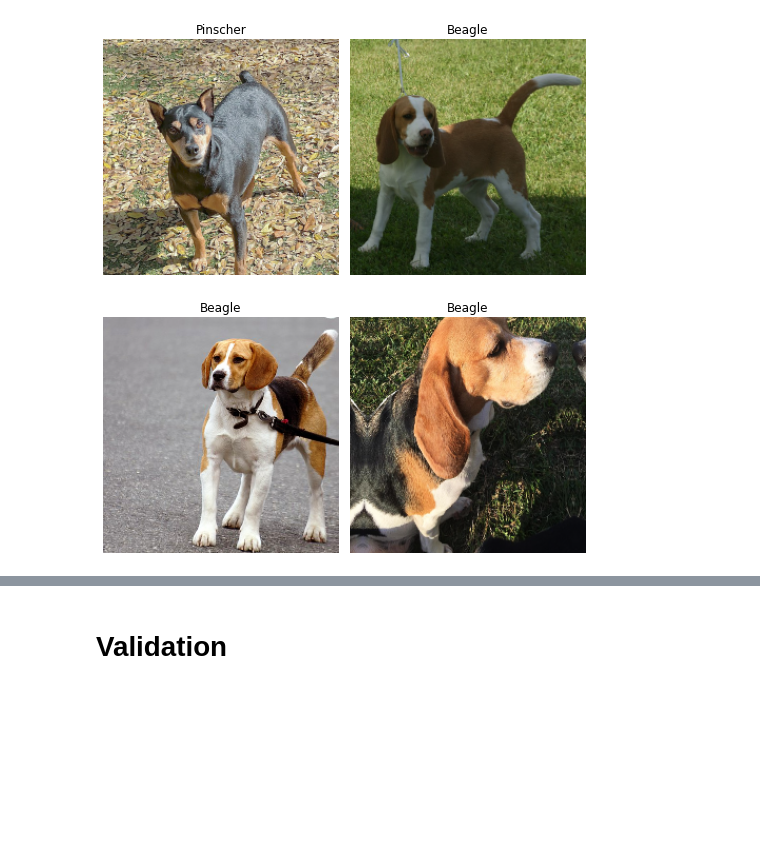
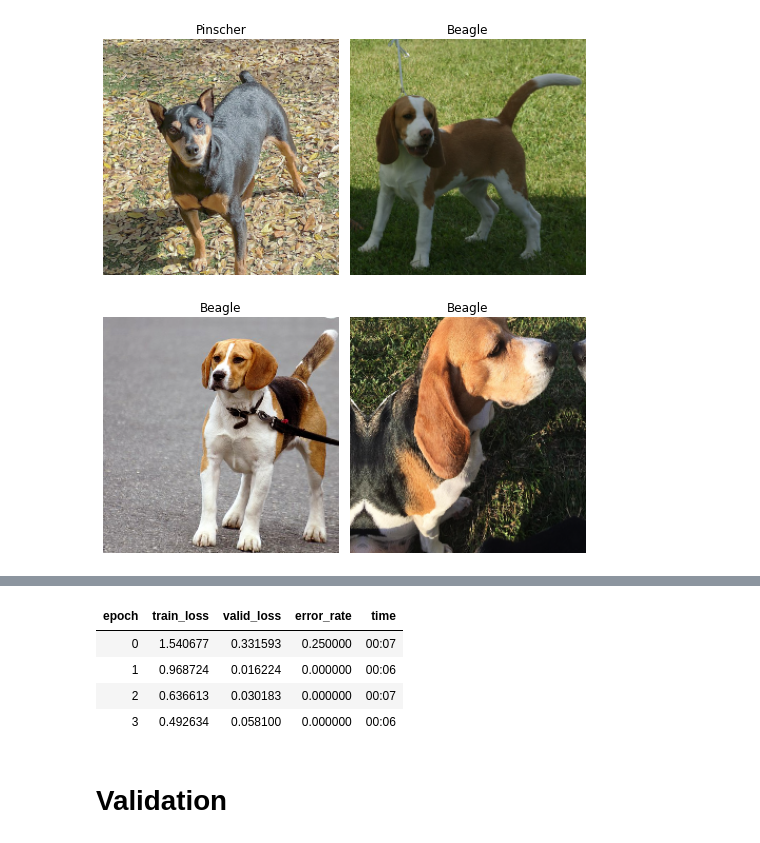
Before and after one commit to ManJ-PC/HelloCodeSchoolProject, a Jupyter notebook: Desafio.ipynb, the cells around one changed output, grey strips where cells are left out. Cells and saved outputs as stored; diff of their text form; code cells hidden in the pictures; blank space fills up the shorter version.

```diff
--- a/Desafio.ipynb
+++ b/Desafio.ipynb
@@ -184,0 +187,2 @@ data.show_batch(rows=2, figsize=(7,8))
+# %%
+learn = cnn_learner(data, models.resnet34, metrics=error_rate)
@@ -185,3 +191,11 @@ data.show_batch(rows=2, figsize=(7,8))
+# %%
+learn.fit_one_cycle(4)
+# %% [output]
+| epoch | train_loss | valid_loss | error_rate | time |
+| 0 | 1.540677 | 0.331593 | 0.250000 | 00:07 |
+| 1 | 0.968724 | 0.016224 | 0.000000 | 00:06 |
+| 2 | 0.636613 | 0.030183 | 0.000000 | 00:07 |
+| 3 | 0.492634 | 0.058100 | 0.000000 | 00:06 |
 # %% [markdown]
 # Validation
 # %%
```
Also changed, not shown: parts of 2 cells of this notebook.
